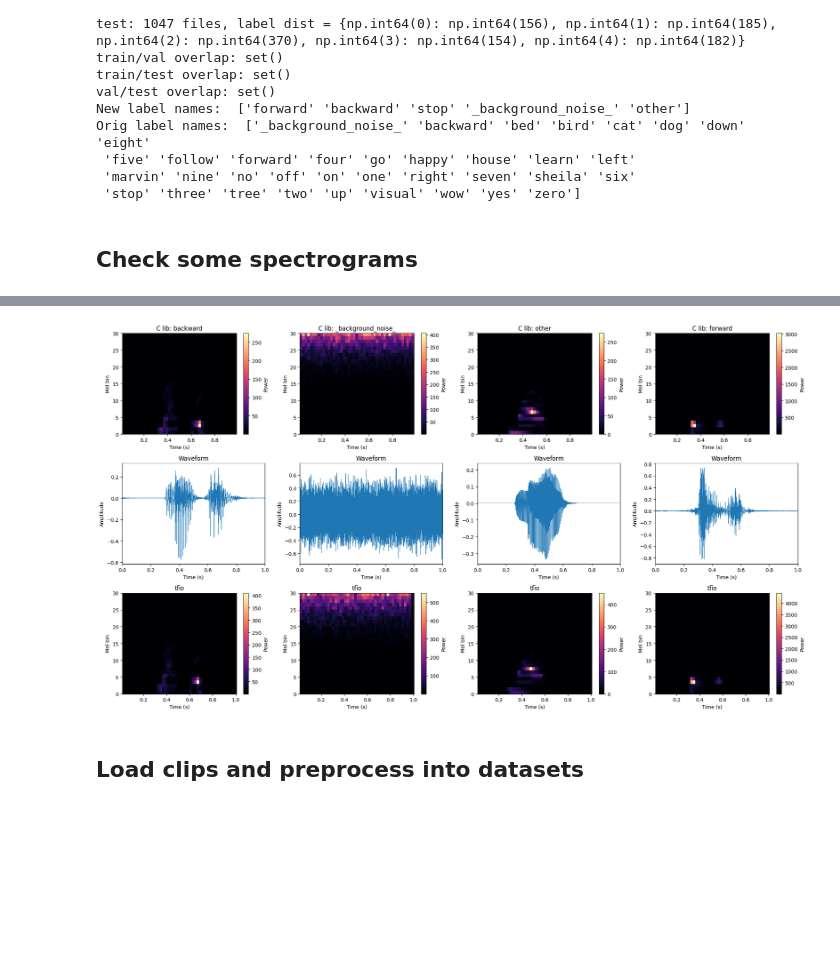
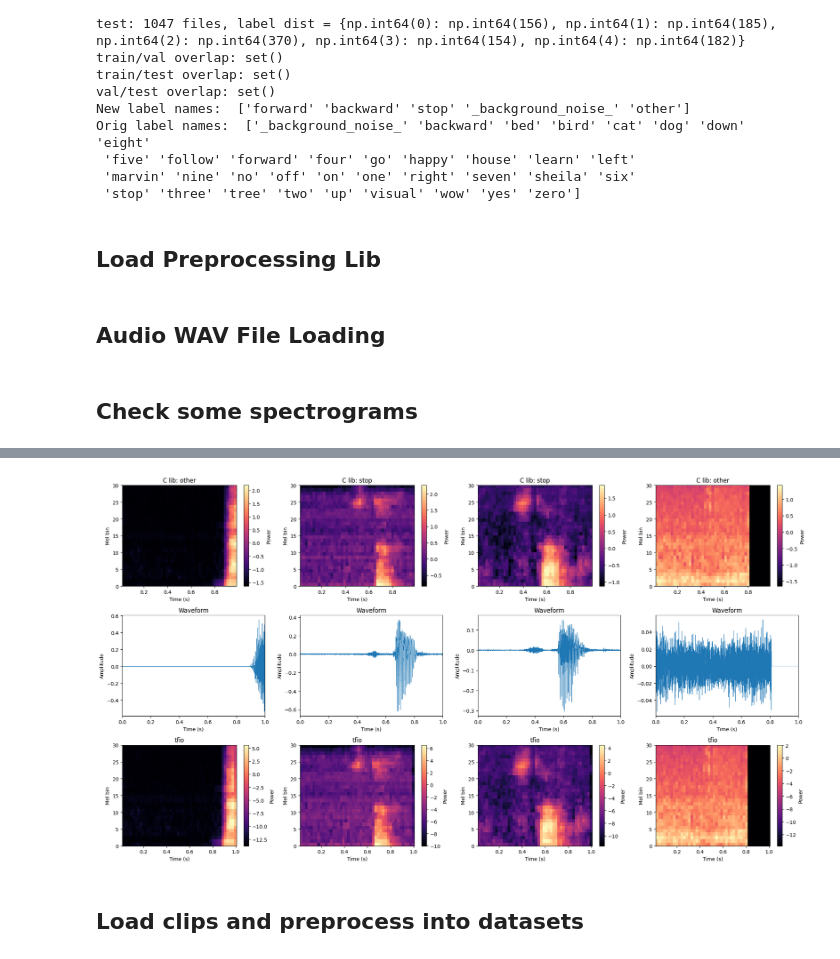
Before and after one commit to Rich143/KeywordSpottingFW, a Jupyter notebook: HostSW/TrainModel.ipynb, the cells around one changed output, grey strips where cells are left out. Saved outputs shown, nothing was run; the diff lists cells and outputs as text; code cells hidden in the pictures; blank space fills up the shorter version.

Commit message:
Update notebook to add model and training code, and add normalization factors to processing lib

```diff
--- a/HostSW/TrainModel.ipynb
+++ b/HostSW/TrainModel.ipynb
@@ -73,7 +73,6 @@ class AudioPreprocessor:
         self.lib.audio_preprocessing_clear_spectrogram.restype = ctypes.c_int
 
     def compute_spectrogram(self, signal):
-        raise ValueError("Need to pass in copy of signal so not overwritten")
         """
         signal: 1D array-like of raw audio samples, expected to be exactly
         1 second long (16000 samples at 16000 Hz).
@@ -86,7 +85,11 @@ class AudioPreprocessor:
 
         Returns: np.ndarray of shape (AUDIO_SPECTROGRAM_ROWS, AUDIO_SPECTROGRAM_COLS)
         """
-        signal = np.ascontiguousarray(signal, dtype=np.float32)
+        # np.ascontiguousarray returns the *same* array (no copy) if it's already
+        # contiguous float32 -- since the C function modifies its input buffer,
+        # we need an explicit copy here so we never mutate the caller's array.
+        signal = np.array(signal, dtype=np.float32, copy=True)
+        signal = np.ascontiguousarray(signal)
 
         n_frames = (len(signal) - AUDIO_SPECTROGRAM_FRAME_LEN) // AUDIO_SPECTROGRAM_STRIDE_LEN + 1
         if n_frames != AUDIO_SPECTROGRAM_COLS:
@@ -102,10 +105,13 @@ class AudioPreprocessor:
 
         for i in range(n_frames):
             start = i * AUDIO_SPECTROGRAM_STRIDE_LEN
-            frame = signal[start : start + AUDIO_SPECTROGRAM_FRAME_LEN]
-            # frame is a view into signal, not necessarily its own contiguous
-            # buffer boundary-aligned -- but since signal itself is contiguous
-            # and this is a simple slice, `frame` is already contiguous here.
+            # Copy each frame into its own buffer before passing to C, since
+            # audio_preprocessing_process_frame modifies the buffer it's given.
+            # A slice of `signal` is a view, not a copy -- passing that view's
+            # pointer directly would let the C call corrupt `signal` itself,
+            # which would then corrupt every subsequent overlapping frame drawn
+            # from it.
+            frame = np.array(signal[start : start + AUDIO_SPECTROGRAM_FRAME_LEN], copy=True)
             frame_ptr = frame.ctypes.data_as(ctypes.POINTER(ctypes.c_float))
             status = self.lib.audio_preprocessing_process_frame(frame_ptr)
             if status != STATUS_OK:
@@ -685,3 +657,5 @@ Orig label names:  ['_background_noise_' 'backward' 'bed' 'bird' 'cat' 'dog' 'do
  'five' 'follow' 'forward' 'four' 'go' 'happy' 'house' 'learn' 'left'
  'marvin' 'nine' 'no' 'off' 'on' 'one' 'right' 'seven' 'sheila' 'six'
  'stop' 'three' 'tree' 'two' 'up' 'visual' 'wow' 'yes' 'zero']
+# %% [markdown]
+## Load Preprocessing Lib
@@ -688,8 +664,18 @@ Orig label names:  ['_background_noise_' 'backward' 'bed' 'bird' 'cat' 'dog' 'do
+# %% [markdown]
+## Audio WAV File Loading
+# %%
+def load_wav(file_path, label):
+    audio_binary = tf.io.read_file(file_path)
+    audio, _ = tf.audio.decode_wav(audio_binary, desired_channels=1, desired_samples=16000)
+    audio = tf.squeeze(audio, axis=-1)  # replaces your old `squeeze` map step
+    return audio, label
 # %% [markdown]
 ## Check some spectrograms
 # %%
 import random
 import tensorflow_io as tfio
+
+LOG_EPSILON = 1e-6
 
 def get_spectrogram(waveform):
     return tfio.audio.spectrogram(waveform, nfft=512, window=512, stride=352)
@@ -721,6 +707,9 @@ def compare_spectrograms(file_paths, labels, preproc, n_samples=4,
         tfio_mel = get_mel_spectrogram(tfio_power, fs=sample_rate)
         tfio_mel_np = tfio_mel.numpy().T                   # (frames, mels) -> (mels, frames)
 
+        # Convert to log scale, matching the C side's log(mel + epsilon)
+        tfio_mel_np = np.log(tfio_mel_np + LOG_EPSILON)
+
         # Row 0: C library spectrogram
         plot_spectrogram(c_spec, title=f"C lib: {label_str}", ax=axes[0, col])
 
@@ -739,5 +728,5 @@ def compare_spectrograms(file_paths, labels, preproc, n_samples=4,
     plt.show()
 
 compare_spectrograms(train_files, train_labels, preproc, n_samples=4,
-                      label_names=label_names, seed=42)
+                      label_names=label_names, seed=45)
 # %% [output]
@@ -744,4 +739,4 @@ compare_spectrograms(train_files, train_labels, preproc, n_samples=4,
-[figure, old version]
+[figure, new version]
 # %% [markdown]
 ## Load clips and preprocess into datasets
 # %%
```
Also changed, not shown: parts of 28 cells of this notebook, 1 other file.
